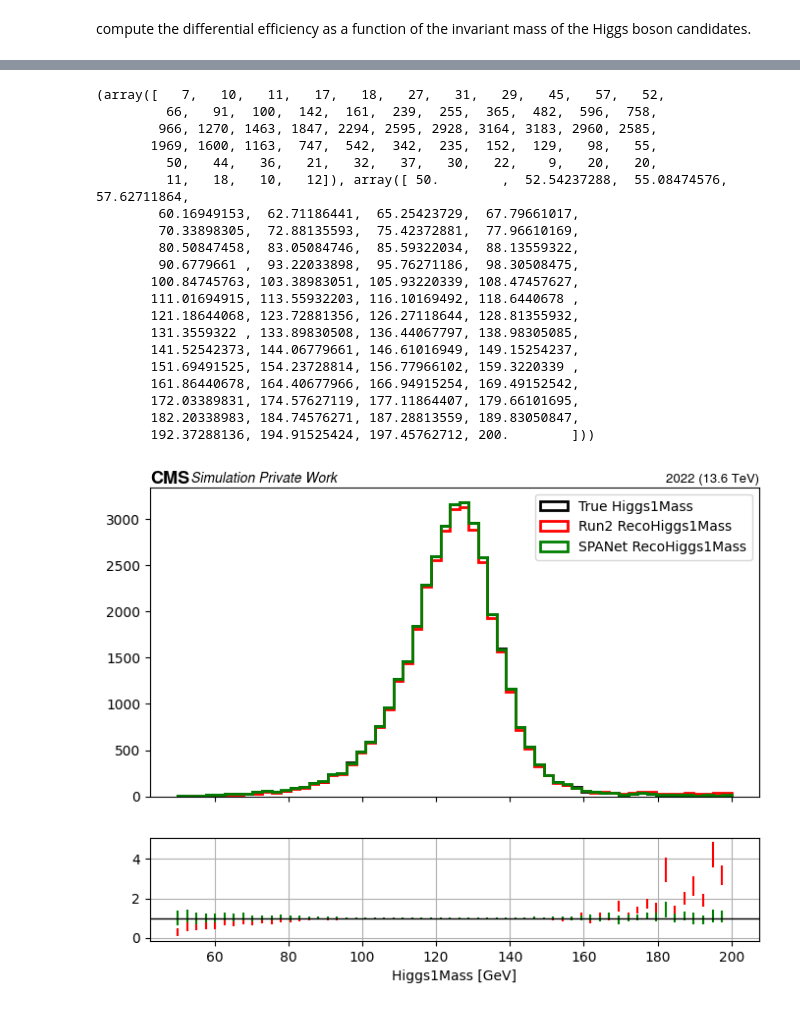
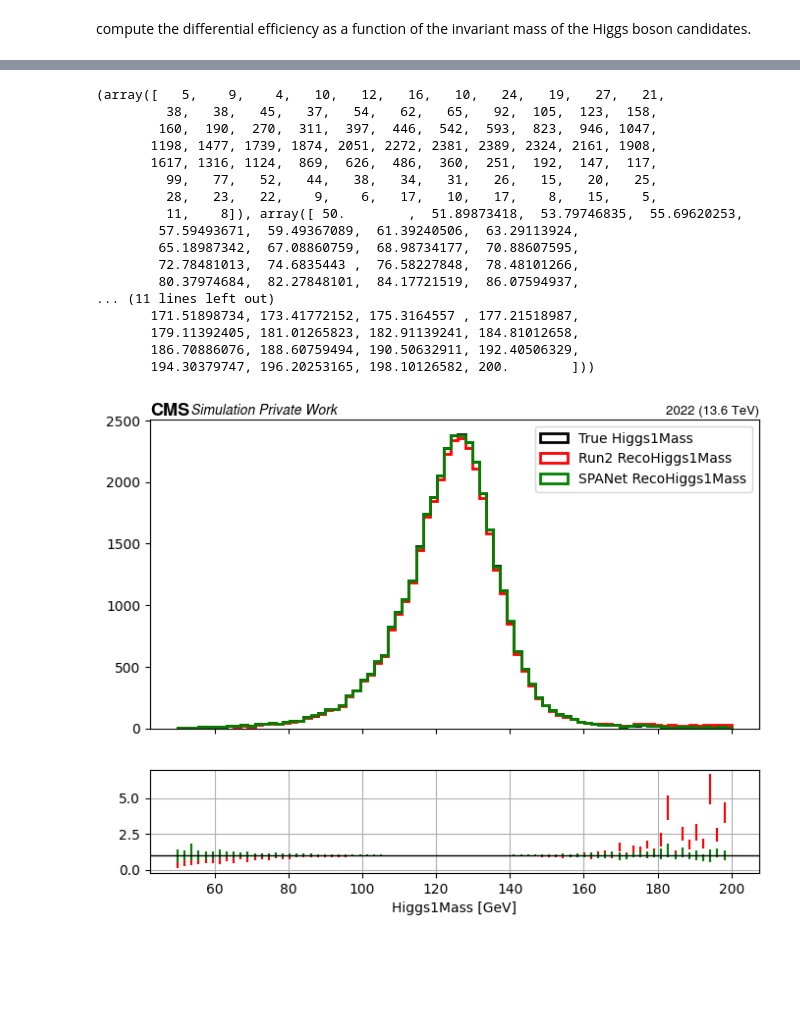
Before and after one commit to thierryharte/HH4b_SPANet, a Jupyter notebook: notebooks/differential_efficiency.ipynb, the cells around one changed output, grey strips where cells are left out. Drawn from its saved outputs; the diff is of its cells as text; code cells hidden in the pictures; blank space fills up the shorter version.

```diff
--- a/notebooks/differential_efficiency.ipynb
+++ b/notebooks/differential_efficiency.ipynb
@@ -689,28 +675,25 @@ plt.errorbar(0.5*(bins[1:]+bins[:-1]), diff_eff_spanet, yerr=unc_eff_spanet_list
 # %%
-bins = np.linspace(50, 200, 60)
+bins = np.linspace(50, 200, 80)
 
 mask_hh_mass_400 = (true_hh_fully_matched_mask.mass>400) & (true_hh_fully_matched_mask.mass<700)
 plot_histos(bins, true_higgs_fully_matched_mask[mask_hh_mass_400][:,0].mass, run2_higgs_fully_matched[mask_hh_mass_400][:,0].mass, pred_higgs_fully_matched_mask[mask_hh_mass_400][:,0].mass, 1)
 plot_histos(bins, true_higgs_fully_matched_mask[mask_hh_mass_400][:,1].mass, run2_higgs_fully_matched[mask_hh_mass_400][:,1].mass, pred_higgs_fully_matched_mask[mask_hh_mass_400][:,1].mass, 2)
 # %% [output]
-(array([   7,   10,   11,   17,   18,   27,   31,   29,   45,   57,   52,
-         66,   91,  100,  142,  161,  239,  255,  365,  482,  596,  758,
-        966, 1270, 1463, 1847, 2294, 2595, 2928, 3164, 3183, 2960, 2585,
-       1969, 1600, 1163,  747,  542,  342,  235,  152,  129,   98,   55,
-         50,   44,   36,   21,   32,   37,   30,   22,    9,   20,   20,
-         11,   18,   10,   12]), array([ 50.        ,  52.54237288,  55.08474576,  57.62711864,
-        60.16949153,  62.71186441,  65.25423729,  67.79661017,
-        70.33898305,  72.88135593,  75.42372881,  77.96610169,
-        80.50847458,  83.05084746,  85.59322034,  88.13559322,
-        90.6779661 ,  93.22033898,  95.76271186,  98.30508475,
-       100.84745763, 103.38983051, 105.93220339, 108.47457627,
-       111.01694915, 113.55932203, 116.10169492, 118.6440678 ,
-       121.18644068, 123.72881356, 126.27118644, 128.81355932,
-       131.3559322 , 133.89830508, 136.44067797, 138.98305085,
-       141.52542373, 144.06779661, 146.61016949, 149.15254237,
-       151.69491525, 154.23728814, 156.77966102, 159.3220339 ,
-       161.86440678, 164.40677966, 166.94915254, 169.49152542,
-       172.03389831, 174.57627119, 177.11864407, 179.66101695,
-       182.20338983, 184.74576271, 187.28813559, 189.83050847,
-       192.37288136, 194.91525424, 197.45762712, 200.        ]))
+(array([   5,    9,    4,   10,   12,   16,   10,   24,   19,   27,   21,
+         38,   38,   45,   37,   54,   62,   65,   92,  105,  123,  158,
+        160,  190,  270,  311,  397,  446,  542,  593,  823,  946, 1047,
+       1198, 1477, 1739, 1874, 2051, 2272, 2381, 2389, 2324, 2161, 1908,
+       1617, 1316, 1124,  869,  626,  486,  360,  251,  192,  147,  117,
+         99,   77,   52,   44,   38,   34,   31,   26,   15,   20,   25,
+         28,   23,   22,    9,    6,   17,   10,   17,    8,   15,    5,
+         11,    8]), array([ 50.        ,  51.89873418,  53.79746835,  55.69620253,
+        57.59493671,  59.49367089,  61.39240506,  63.29113924,
+        65.18987342,  67.08860759,  68.98734177,  70.88607595,
+        72.78481013,  74.6835443 ,  76.58227848,  78.48101266,
+        80.37974684,  82.27848101,  84.17721519,  86.07594937,
+... (11 lines left out)
+       171.51898734, 173.41772152, 175.3164557 , 177.21518987,
+       179.11392405, 181.01265823, 182.91139241, 184.81012658,
+       186.70886076, 188.60759494, 190.50632911, 192.40506329,
+       194.30379747, 196.20253165, 198.10126582, 200.        ]))
-[figure, old version]
+[figure, new version]
```
Also changed, not shown: parts of 7 cells of this notebook, 3 other files.
